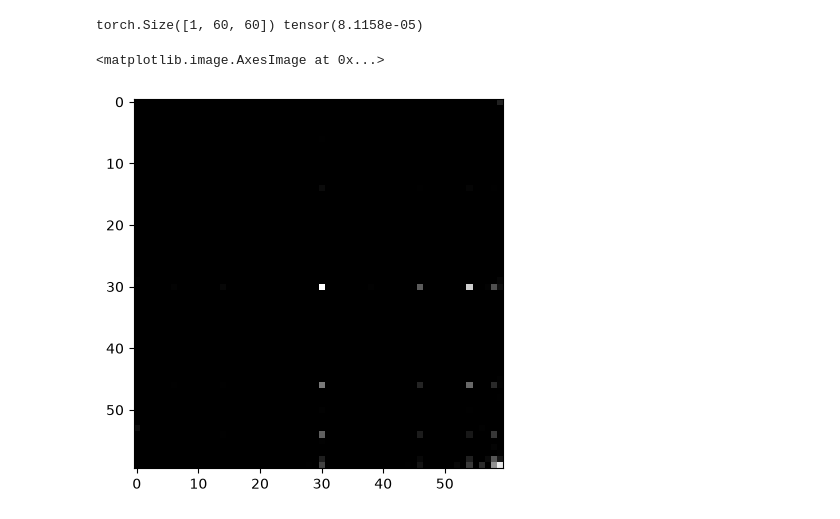
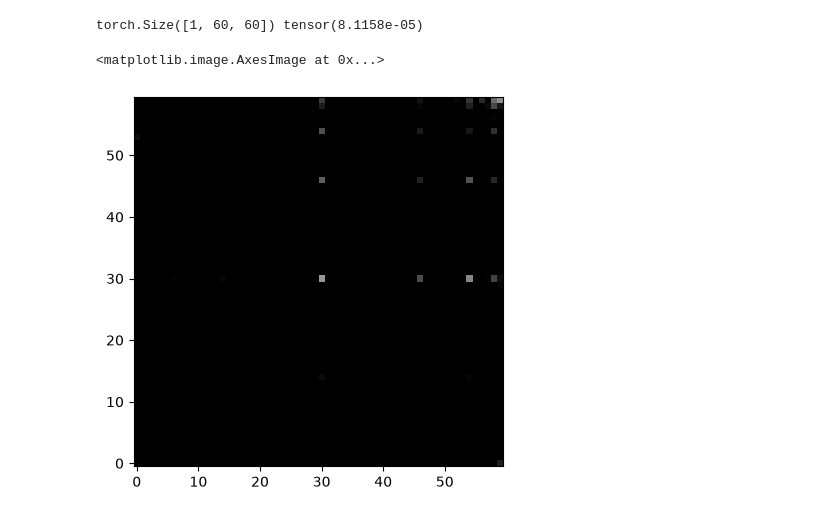
Before and after one commit to elenafolch/MSc-semester-project, a Jupyter notebook: autoencoder.ipynb, the cells around one changed output. Drawn from its saved outputs; the diff is of its cells as text; code cells hidden in the pictures.

```diff
--- a/autoencoder.ipynb
+++ b/autoencoder.ipynb
@@ -169,7 +169,10 @@ hdul.writeto('test_lol.fits')
 # %%
 out_hdu.writeto('test_lol2.fits')
 # %%
-plt.imshow(out[0, :, :].detach().numpy(), cmap="gray")
+from astropy.visualization import ZScaleInterval, ImageNormalize, AsinhStretch
+
+norm = ImageNormalize(data, interval=ZScaleInterval(), stretch=AsinhStretch())
+plt.imshow(out[0, :, :].detach().numpy(), cmap='gray', norm=norm, origin='lower')
 # %% [output]
 <matplotlib.image.AxesImage at 0x...>
-[figure, old version]
+[figure, new version]
```
Also changed, not shown: 4 other files.
